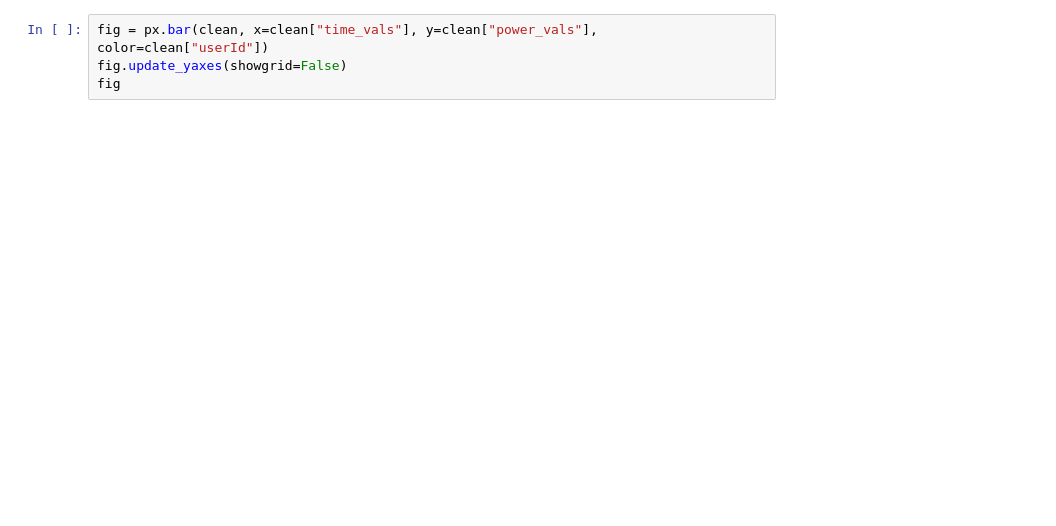
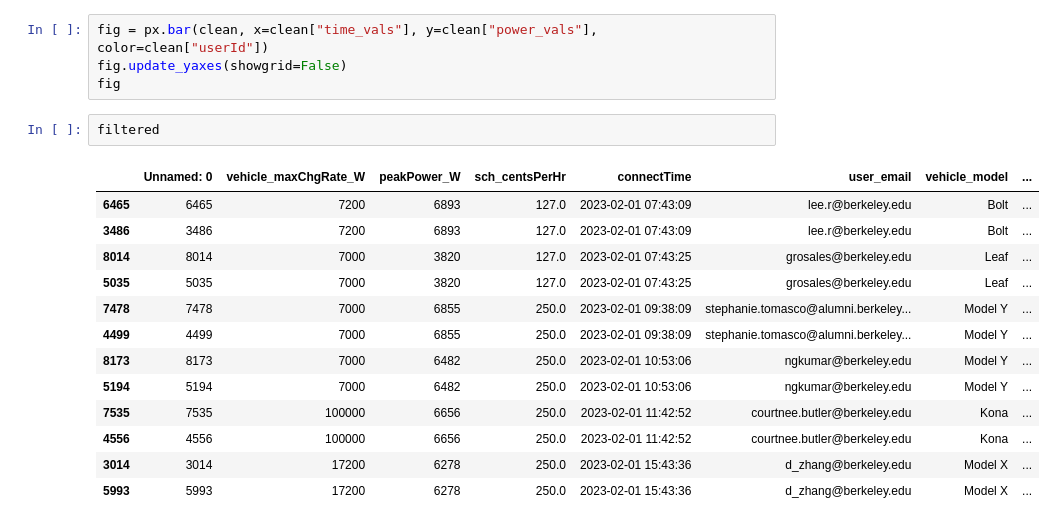
Before and after one commit to winston-edwin-chiong/slrpEV-data-dashboard, a Jupyter notebook: SessionLvlVIz.ipynb, the cells around one changed output. Cells and saved outputs as stored; diff of their text form; blank space fills up the shorter version.

```diff
--- a/SessionLvlVIz.ipynb
+++ b/SessionLvlVIz.ipynb
@@ -170,3 +170,19 @@ clean
 fig = px.bar(clean, x=clean["time_vals"], y=clean["power_vals"], color=clean["userId"])
 fig.update_yaxes(showgrid=False)
 fig
+# %%
+filtered
+# %% [output]
+|  | Unnamed: 0 | vehicle_maxChgRate_W | peakPower_W | sch_centsPerHr | connectTime | user_email | vehicle_model | ... |
+| 6465 | 6465 | 7200 | 6893 | 127.0 | 2023-02-01 07:43:09 | lee.r@berkeley.edu | Bolt | ... |
+| 3486 | 3486 | 7200 | 6893 | 127.0 | 2023-02-01 07:43:09 | lee.r@berkeley.edu | Bolt | ... |
+| 8014 | 8014 | 7000 | 3820 | 127.0 | 2023-02-01 07:43:25 | grosales@berkeley.edu | Leaf | ... |
+| 5035 | 5035 | 7000 | 3820 | 127.0 | 2023-02-01 07:43:25 | grosales@berkeley.edu | Leaf | ... |
+| 7478 | 7478 | 7000 | 6855 | 250.0 | 2023-02-01 09:38:09 | stephanie.tomasco@alumni.berkeley... | Model Y | ... |
+| 4499 | 4499 | 7000 | 6855 | 250.0 | 2023-02-01 09:38:09 | stephanie.tomasco@alumni.berkeley... | Model Y | ... |
+| 8173 | 8173 | 7000 | 6482 | 250.0 | 2023-02-01 10:53:06 | ngkumar@berkeley.edu | Model Y | ... |
+| 5194 | 5194 | 7000 | 6482 | 250.0 | 2023-02-01 10:53:06 | ngkumar@berkeley.edu | Model Y | ... |
+| 7535 | 7535 | 100000 | 6656 | 250.0 | 2023-02-01 11:42:52 | courtnee.butler@berkeley.edu | Kona | ... |
+| 4556 | 4556 | 100000 | 6656 | 250.0 | 2023-02-01 11:42:52 | courtnee.butler@berkeley.edu | Kona | ... |
+| 3014 | 3014 | 17200 | 6278 | 250.0 | 2023-02-01 15:43:36 | d_zhang@berkeley.edu | Model X | ... |
+| 5993 | 5993 | 17200 | 6278 | 250.0 | 2023-02-01 15:43:36 | d_zhang@berkeley.edu | Model X | ... |
```
Also changed, not shown: parts of 7 cells of this notebook, 7 other files.
